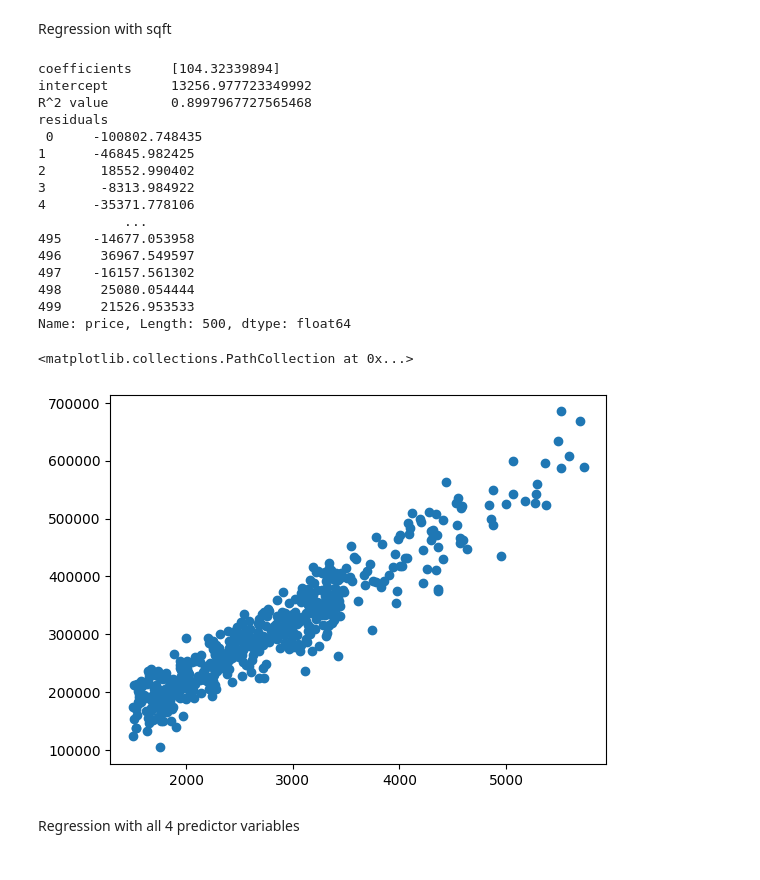
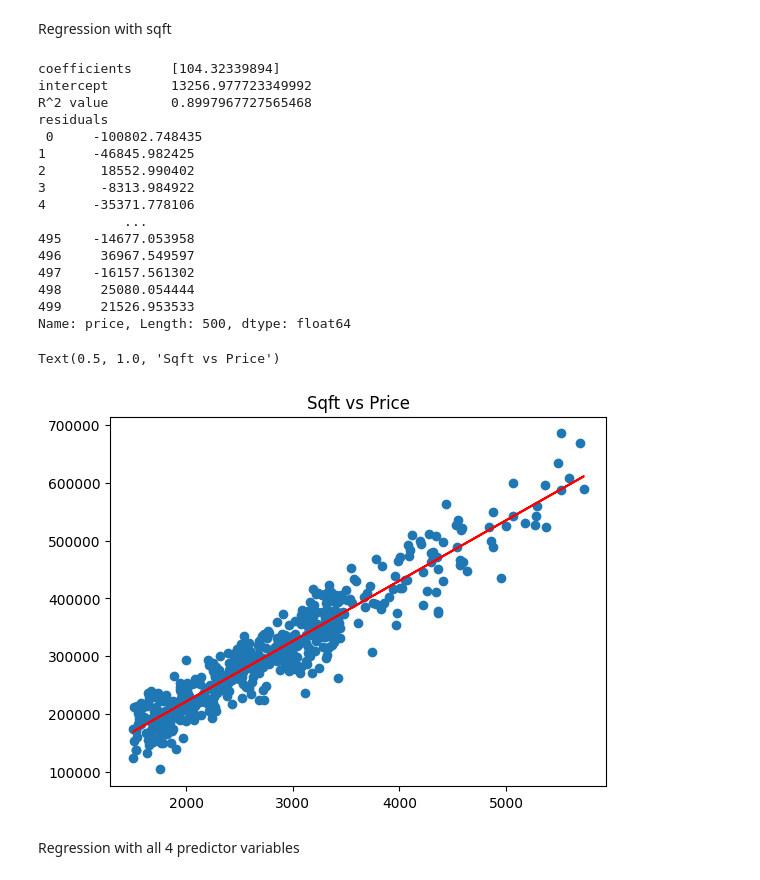
Before and after one commit to DavMark2909/hw6, a Jupyter notebook: HW6-2 copy.ipynb, the cells around one changed output. Cells and saved outputs as stored; diff of their text form; code cells hidden in the pictures.

```diff
--- a/HW6-2 copy.ipynb
+++ b/HW6-2 copy.ipynb
@@ -166,35 +160,37 @@ Regression with sqft
 # %%
 X = np.array([sqft]).T
 
 regression = LinearRegression()
 regression.fit(X, price)
 model = regression.predict(X)
 
 print('coefficients \t',regression.coef_)
 print('intercept \t',regression.intercept_)
 print('R^2 value \t',regression.score(X,price))
 print('residuals \n',price-model)
 
 plt.scatter(sqft, price)
+plt.plot(sqft, model, c='r')
+plt.title('Sqft vs Price')
 # %% [output]
 coefficients     [104.32339894]
 intercept        13256.977723349992
 R^2 value        0.8997967727565468
 residuals
  0     -100802.748435
 1      -46845.982425
 2       18552.990402
 3       -8313.984922
 4      -35371.778106
            ...
 495    -14677.053958
 496     36967.549597
 497    -16157.561302
 498     25080.054444
 499     21526.953533
 Name: price, Length: 500, dtype: float64
-<matplotlib.collections.PathCollection at 0x...>
+Text(0.5, 1.0, 'Sqft vs Price')
-[figure, old version]
+[figure, new version]
 # %% [markdown]
 Regression with all 4 predictor variables
 # %%
```
Also changed, not shown: parts of 6 cells of this notebook.
